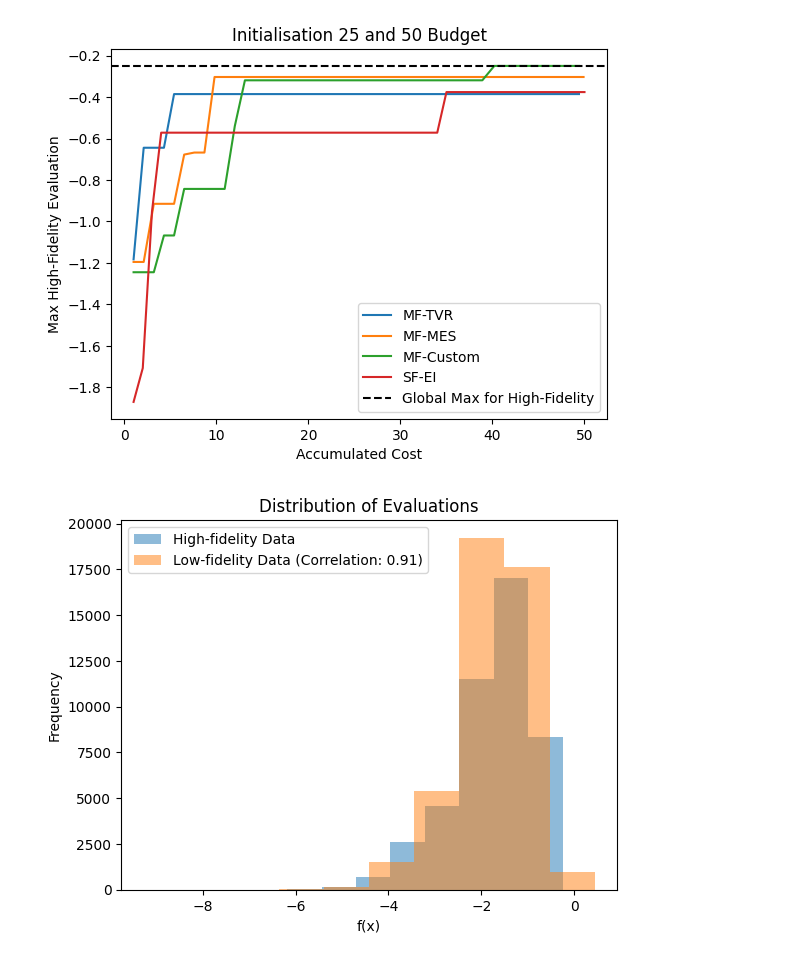
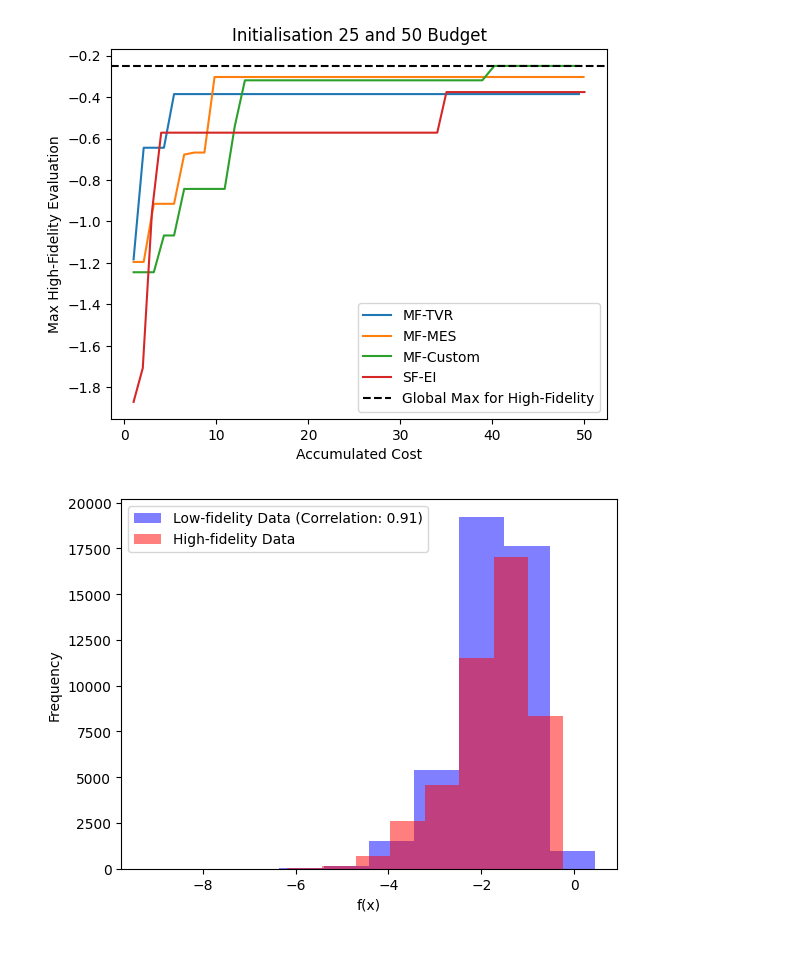
Before and after one commit to kernelCruncher/MFBO, a Jupyter notebook: notebooks/STK_search_plots.ipynb, the cells around one changed output. Saved outputs shown, nothing was run; the diff lists cells and outputs as text; code cells hidden in the pictures.

Commit message:
Update STK_sarch_plots

```diff
--- a/notebooks/STK_search_plots.ipynb
+++ b/notebooks/STK_search_plots.ipynb
@@ -65,6 +65,8 @@ def plot_fidelities(samples, targets, cumulated_cost, title, total_domain, colou
     max_in_space= np.max(total_domain[np.where(total_domain[:, -1] == 1.0)][:, -2])
     # samples = samples.detach().numpy()
     # targets = targets.detach().numpy()
+    max_reached = targets[np.where(samples[:, -1] == 1.0)].max()
+    index_of_max = np.where(targets == max_reached)[0].item()
     fidelities = list(dict.fromkeys(np.round(samples[:, -1].astype(float), 3)))
     fidelities.sort(reverse=True)
     for fidelity in fidelities:
@@ -76,9 +78,12 @@ def plot_fidelities(samples, targets, cumulated_cost, title, total_domain, colou
                 fidelity_iteration.append(cumulated_cost[i])
         # maximum_target.append(max(df_total[df_total['fidelity']==fidelity]['target']))
         legend_text = f'Fidelity: {round(fidelity, 3)}'
-        plt.scatter(fidelity_iteration, fidelity_target, label=legend_text, color=colours[fidelities.index(fidelity)])
-    plt.axhline(y=max_in_space, color='black', linestyle='--', label='Global Max for Best Fidelity')
-    plt.legend(loc="lower right")
+        plt.scatter(fidelity_iteration, fidelity_target, label=legend_text, color=colours[fidelities.index(fidelity)], alpha=0.5)
+    plt.axhline(y=max_in_space, color='black', linestyle='--', label='Domain Optimum')
+    plt.axvline(x=cumulated_cost[index_of_max], color='black', linestyle=':')
+    plt.axhline(y=max_reached, color='black', linestyle=':', label='Obtained Optimum')
+
+    # plt.legend()
     plt.xlabel("Accumulated Cost")
     plt.ylabel("Evaluation")
     plt.ylim([min(targets)-1, max_in_space +1])
@@ -87,13 +92,25 @@ def plot_fidelities(samples, targets, cumulated_cost, title, total_domain, colou
 def plot_fidelities_for_dict(dictionary, dictionary_domain, allocated_budget=100, number_init=25):
     figure = plt.figure(figsize=(13,11))
     no_of_rows = math.ceil(len(dictionary.keys())/2)
-    for id, key in enumerate(dictionary):
+    for id, key in enumerate(list(dictionary.keys())[:-1]):
         plt.subplot(no_of_rows, 2, id + 1)
         plot_fidelities(dictionary[key][0], dictionary[key][1], dictionary[key][2], f'{key}', dictionary_domain)
-    plt.suptitle(f'{number_init} Initial Samples, {allocated_budget} Budget, Domain-size {int(len(dictionary_domain)/2)}',  size=16)
+    handles, labels = plt.gca().get_legend_handles_labels()
+    for key in list(dictionary.keys())[-1:]:
+        plt.subplot(2, 2, 4)
+        plot_fidelities(dictionary[key][0], dictionary[key][1], dictionary[key][2], f'{key}', dictionary_domain)
+    figure.subplots_adjust(hspace=0.3)
+    plt.legend(handles, labels, loc='lower center', ncol=4, bbox_to_anchor = (0, -0.01, 1, 1),
+           bbox_transform = plt.gcf().transFigure)
     plt.subplots_adjust(top=0.93)
     plt.show()
 
-domain = pd.read_csv('data/output/Full_dataset/df_train_pred_learned_better_format.csv', delimiter=',').values
+domain = pd.read_csv('data/oligomer_data.csv', delimiter=',').values
+plt.rc('axes', labelsize=15)    # fontsize of the x and y labels
+plt.rc('xtick', labelsize=14)    # fontsize of the tick labels
+plt.rc('ytick', labelsize=14)
+plt.rc('legend', fontsize=16)
+plt.rc('axes', titlesize=16)
 plot_fidelities_for_dict(modelDict, domain, allocated_budget=50)
+plt.style.use('default')
 # %% [output]
@@ -128,20 +145,20 @@ plot_cost(domain, modelDict,f'Initialisation {25} and {50} Budget' )
 # %%
 #Represent domain
 def plot_histogram(domain):
     high_fidelity = domain[np.where(domain[:, -1]==1.0)]
     low_fidelity = domain[np.where(domain[:, -1]!= 1.0)]
     correlation = np.corrcoef(high_fidelity[:, -2].astype(float), low_fidelity[:, -2].astype(float))[0,1]
 
-    plt.hist(high_fidelity[:, -2], label='High-fidelity Data', bins=10, alpha=0.5)
-    plt.hist(low_fidelity[:, -2], label=f'Low-fidelity Data (Correlation: {str(correlation)[:4]})', bins=10, alpha=0.5)
-    plt.title('Distribution of Evaluations')
+    plt.hist(low_fidelity[:, -2], label=f'Low-fidelity Data (Correlation: {str(correlation)[:4]})', bins=10, alpha=0.5, color='blue')
+    plt.hist(high_fidelity[:, -2], label='High-fidelity Data', bins=10, alpha=0.5, color='red')
+    # plt.title('Distribution of Evaluations')
     plt.xlabel('f(x)')
     plt.ylabel('Frequency')
     plt.legend()
-domain_single= pd.read_csv('data/output/Full_dataset/df_train_pred_learned_better_format.csv', delimiter=',').values
+domain_single= pd.read_csv('data/oligomer_data.csv', delimiter=',').values
 plot_histogram(domain_single)
 # %% [output]
-[figure, old version]
+[figure, new version]
 # %%
 # Batch
 ALLOCATED_BUDGET_BATCH=50
```
Also changed, not shown: parts of 7 cells of this notebook, 2 other files.
